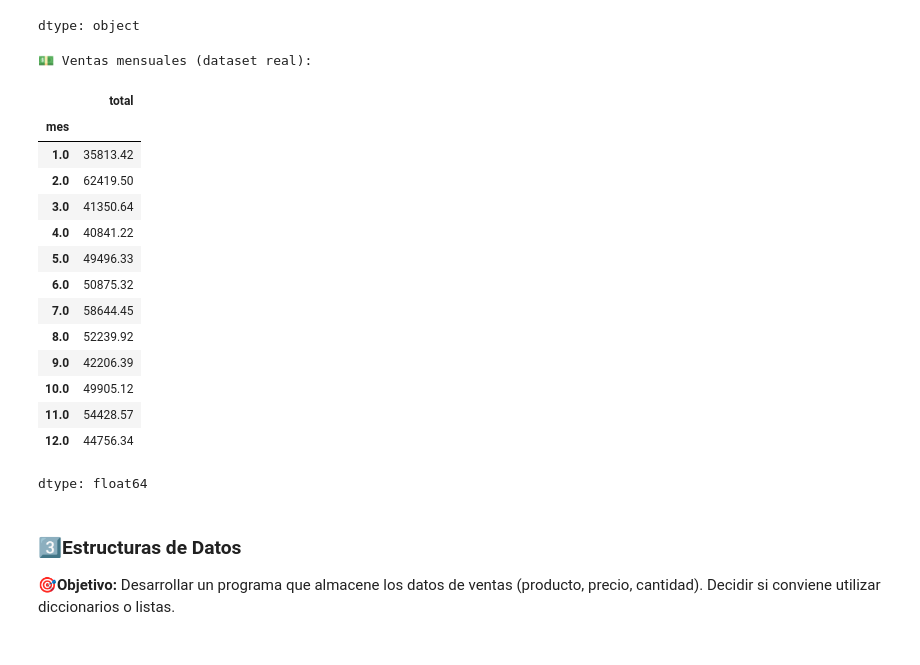
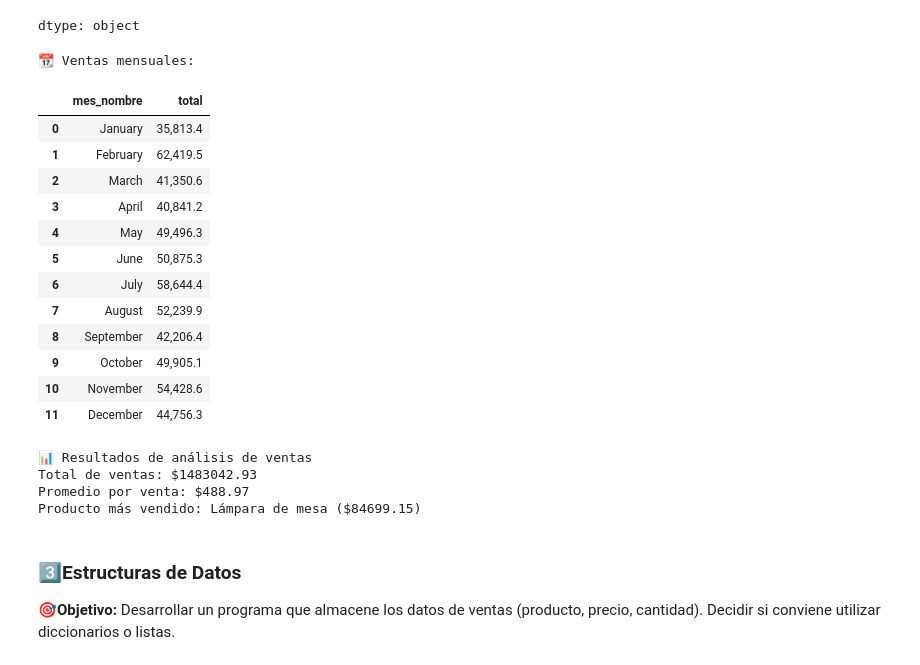
Before and after one commit to Velasquez-Valeria/Pre_Entrega_Data_Analytics_Comision_25262, a Jupyter notebook: PreEntrega_Comisión_25262_Velasquez_Valeria.ipynb, the cells around one changed output. Saved outputs shown, nothing was run; the diff lists cells and outputs as text; code cells hidden in the pictures.

```diff
--- a/PreEntrega_Comisión_25262_Velasquez_Valeria.ipynb
+++ b/PreEntrega_Comisión_25262_Velasquez_Valeria.ipynb
@@ -158,40 +162,68 @@ Tipos de datos antes de la limpieza:
 | categoria | object |
 dtype: object
 # %%
-# Limpieza y transformación
+# 🧹 Limpieza y transformación
+
 # Convertir fecha_venta a datetime y extraer mes
 ventas_copia['fecha'] = pd.to_datetime(ventas_copia['fecha_venta'], errors='coerce')
 ventas_copia['mes'] = ventas_copia['fecha'].dt.month
 
 # Limpiar precio (quitar $ o comas) y convertir a float
 ventas_copia['precio'] = ventas_copia['precio'].astype(str).str.replace(r'[\$,]', '', regex=True)
 ventas_copia['precio'] = ventas_copia['precio'].str.replace(',', '.').astype(float)
 
 # Calcular total de venta por fila
 ventas_copia['total'] = ventas_copia['precio'] * ventas_copia['cantidad']
 
 # Agrupar por mes y sumar totales
-ventas_mensuales = ventas_copia.groupby('mes')['total'].sum()
+ventas_mensuales = ventas_copia.groupby('mes', as_index=False)['total'].sum()
 
-print("\n💵 Ventas mensuales (dataset real):")
-display(ventas_mensuales)
+# Mostrar tabla con nombres y formato
+# Agregar nombre del mes y limitar decimales
+ventas_mensuales['mes_nombre'] = ventas_mensuales['mes'].apply(
+    lambda x: pd.to_datetime(str(int(x)), format='%m').strftime('%B')
+)
+
+# Ordenar meses correctamente
+ventas_mensuales = ventas_mensuales.sort_values('mes')
+
+print("\n📆 Ventas mensuales:")
+display(
+    ventas_mensuales[['mes_nombre', 'total']]
+    .style.background_gradient(cmap='Purples')
+    .format({'total': '{:,.1f}'})  # un solo decimal
+)
+
+# 📊 --- Análisis global de ventas ---
+venta_total_global = ventas_copia['total'].sum()
+promedio_venta = ventas_copia['total'].mean()
+
+# Producto más vendido (por total de dinero)
+producto_top = ventas_copia.groupby('producto')['total'].sum().sort_values(ascending=False).head(1)
+
+print("\n📊 Resultados de análisis de ventas")
+print(f"Total de ventas: ${venta_total_global:.2f}")
+print(f"Promedio por venta: ${promedio_venta:.2f}")
+print(f"Producto más vendido: {producto_top.index[0]} (${producto_top.values[0]:.2f})")
 # %% [output]
-💵 Ventas mensuales (dataset real):
+📆 Ventas mensuales:
-|  | total |
-| mes |  |
-| 1.0 | 35813.42 |
-| 2.0 | 62419.50 |
-| 3.0 | 41350.64 |
-| 4.0 | 40841.22 |
-| 5.0 | 49496.33 |
-| 6.0 | 50875.32 |
-| 7.0 | 58644.45 |
-| 8.0 | 52239.92 |
-| 9.0 | 42206.39 |
-| 10.0 | 49905.12 |
-| 11.0 | 54428.57 |
-| 12.0 | 44756.34 |
+|  | mes_nombre | total |
+| 0 | January | 35,813.4 |
+| 1 | February | 62,419.5 |
+| 2 | March | 41,350.6 |
+| 3 | April | 40,841.2 |
+| 4 | May | 49,496.3 |
+| 5 | June | 50,875.3 |
+| 6 | July | 58,644.4 |
+| 7 | August | 52,239.9 |
+| 8 | September | 42,206.4 |
+| 9 | October | 49,905.1 |
+| 10 | November | 54,428.6 |
+| 11 | December | 44,756.3 |
-dtype: float64
+📊 Resultados de análisis de ventas
+Total de ventas: $1483042.93
+Promedio por venta: $488.97
+Producto más vendido: Lámpara de mesa ($84699.15)
 # %% [markdown]
 ### 3️⃣**Estructuras de Datos**
 🎯**Objetivo:** Desarrollar un programa que almacene los datos de ventas (producto, precio, cantidad). Decidir si conviene utilizar diccionarios o listas.
```
Also changed, not shown: parts of 9 cells of this notebook.
